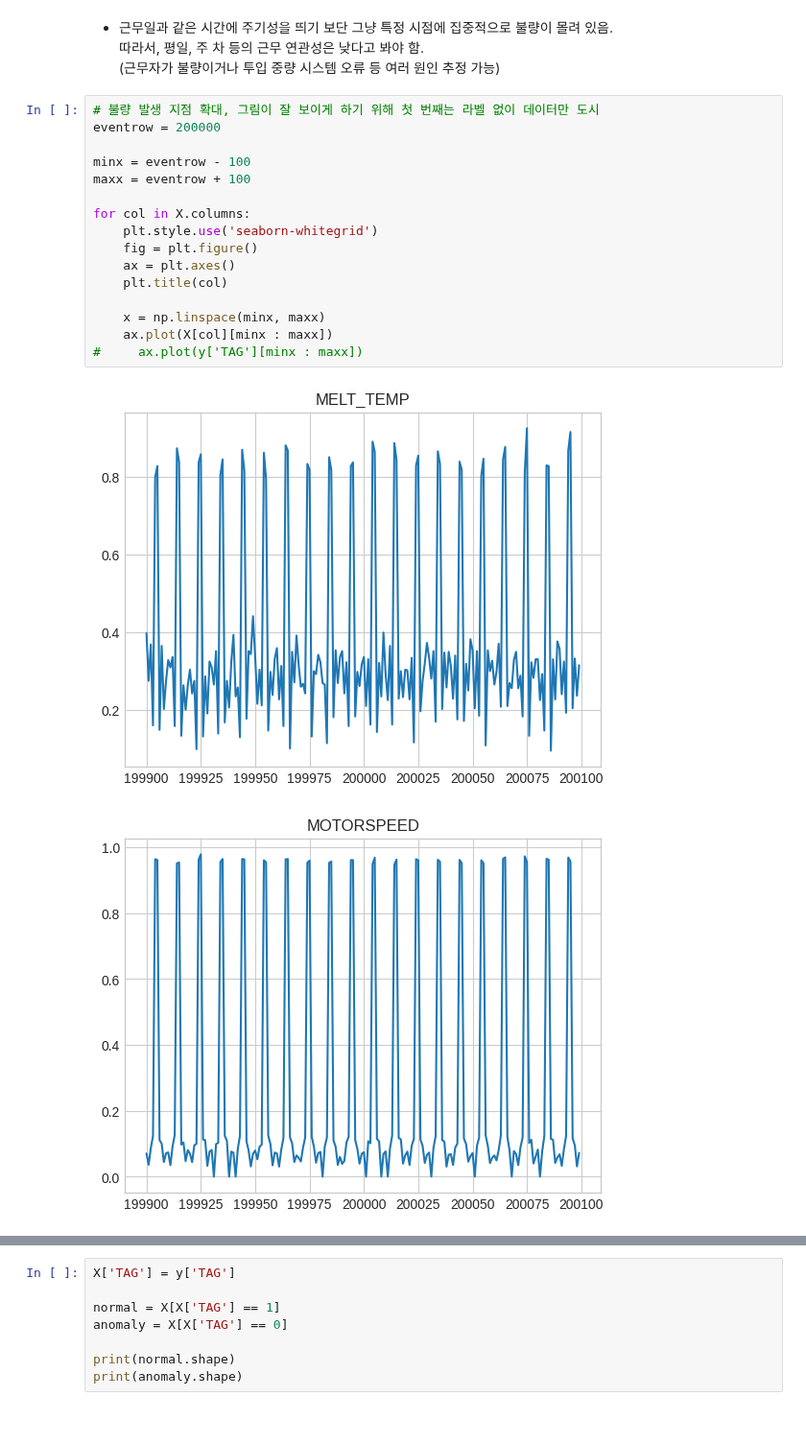
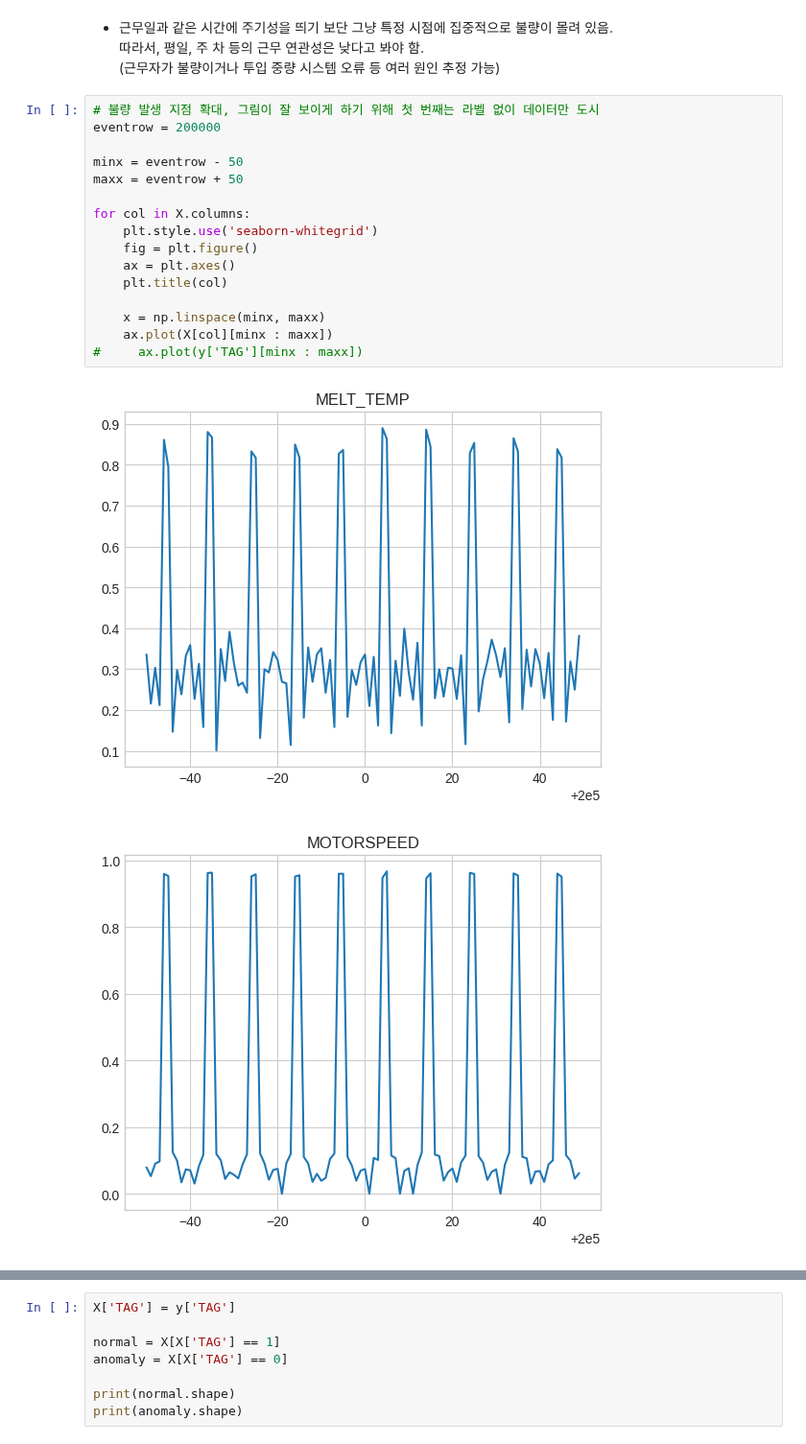
Before and after one commit to min0355/mx_competition, a Jupyter notebook: code/EDA_2.ipynb, the cells around one changed output, grey strips where cells are left out. Shown at 96% size. Drawn from its saved outputs; the diff is of its cells as text.

```diff
--- a/code/EDA_2.ipynb
+++ b/code/EDA_2.ipynb
@@ -109,19 +109,19 @@ for col in X.columns:
 # %%
 # 불량 발생 지점 확대, 그림이 잘 보이게 하기 위해 첫 번째는 라벨 없이 데이터만 도시
 eventrow = 200000
 
-minx = eventrow - 100
-maxx = eventrow + 100
+minx = eventrow - 50
+maxx = eventrow + 50
 
 for col in X.columns:
     plt.style.use('seaborn-whitegrid')
     fig = plt.figure()
     ax = plt.axes()
     plt.title(col)
 
     x = np.linspace(minx, maxx)
     ax.plot(X[col][minx : maxx])
 #     ax.plot(y['TAG'][minx : maxx])
 # %% [output]
-[figure, old version]
+[figure, new version]
-[figure, old version]
+[figure, new version]
```
Also changed, not shown: parts of 2 cells of this notebook.
